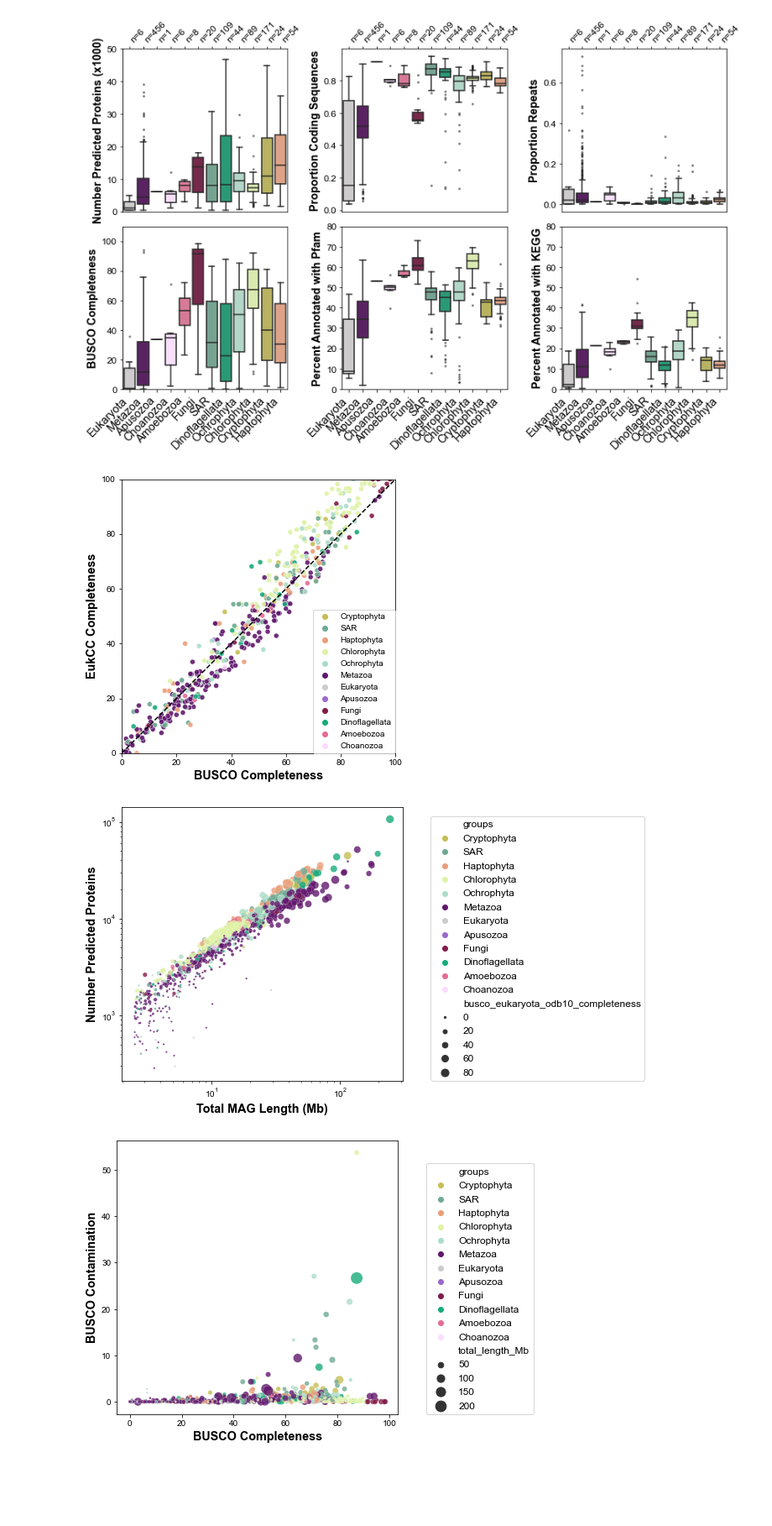
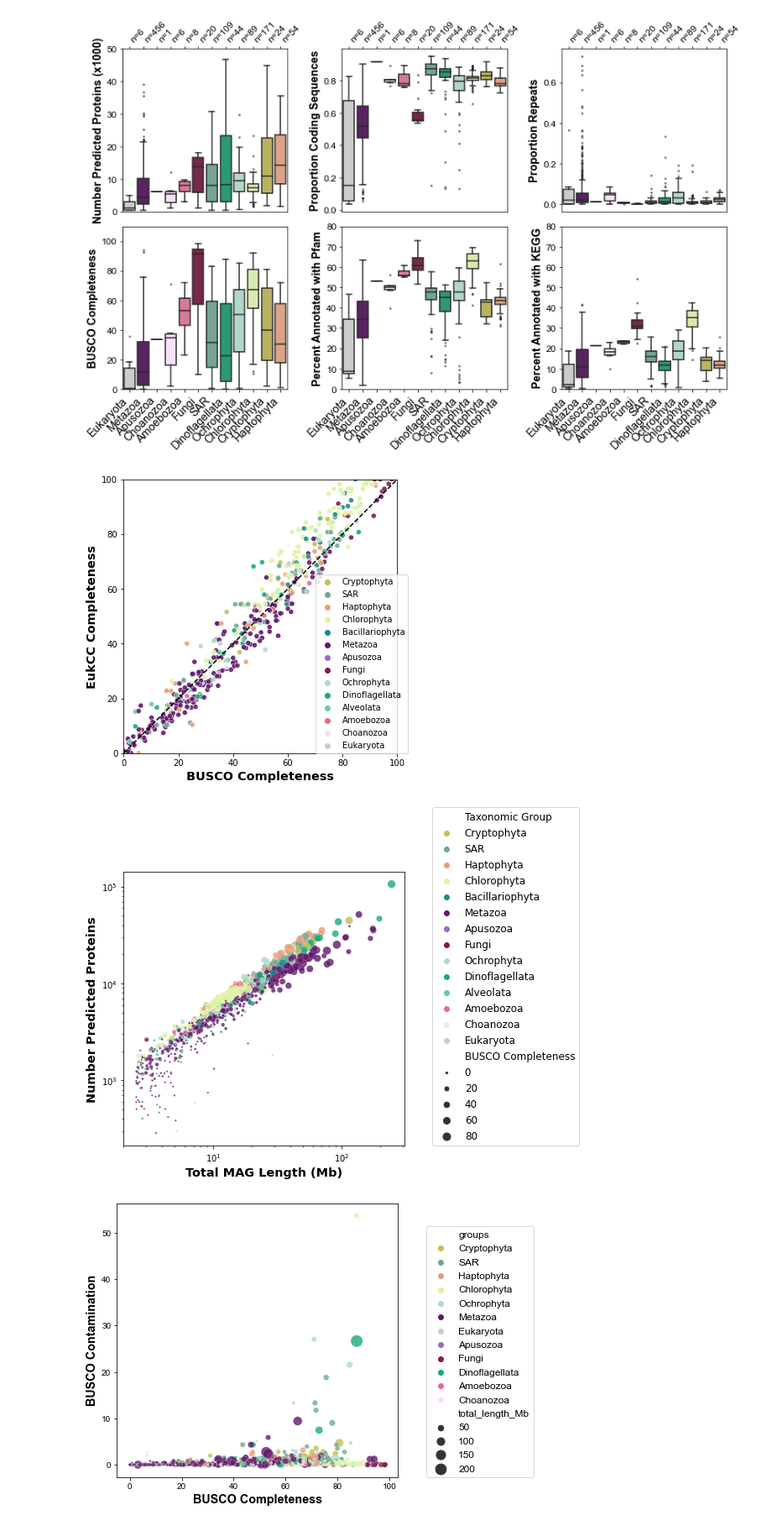
Before and after one commit to AlexanderLabWHOI/EukHeist, a Jupyter notebook: paper/notebook/SI-Figures-Euk-MAGs.ipynb, the cells around one changed output. Shown at 84% size. Cells and saved outputs as stored; diff of their text form; code cells hidden in the pictures; blank space fills up the shorter version.

```diff
--- a/paper/notebook/SI-Figures-Euk-MAGs.ipynb
+++ b/paper/notebook/SI-Figures-Euk-MAGs.ipynb
@@ -487,7 +580,7 @@ fig.savefig('../si-figures/ALL_MAG_protein_bar_plots.png', bboxinches='tight')
 fig,ax = plt.subplots(1, figsize = [6,6])
 
 
-sns.scatterplot(data = EukMAGDF, x='busco_eukaryota_odb10_completeness', y='eukcc_completeness', palette=cdict, hue='groups', alpha=0.9, lw=0)
+sns.scatterplot(data = EukMAGDF, x='busco_eukaryota_odb10_completeness', y='eukcc_completeness', palette=cdict, hue='sarah_groups', alpha=0.9, lw=0)
 ax.legend(loc=[0.7,0])
 ax.set_aspect('equal')
 ax.set_xlim(0,100)
@@ -499,25 +592,27 @@ ax.plot([0,100],[0,100], color='k', ls='--')
 ax.set_ylabel('EukCC Completeness', fontsize='x-large', fontweight='bold')
 ax.set_xlabel('BUSCO Completeness', fontsize='x-large', fontweight='bold')
 
-fig.savefig('../si-figures/BUSCO-EukCC-comp.pdf',bboxinches='tight')
-fig.savefig('../si-figures/BUSCO-EukCC-comp.png',bboxinches='tight')
+fig.savefig('../figures/BUSCO-EukCC-comp.pdf',bboxinches='tight')
+fig.savefig('../figures/BUSCO-EukCC-comp.png',bboxinches='tight')
 # %% [output]
-[figure, old version]
+[figure, new version]
 # %%
 fig,ax = plt.subplots(1, figsize=[6,6])
 ax.set_yscale('log')
 ax.set_xscale('log')
 
 sns.scatterplot(data = EukMAGDF, x='total_length_Mb', y='num_predicted_proteins',
-                palette=cdict, hue='groups', alpha=0.8, lw=0,
+                palette=cdict, hue='sarah_groups', alpha=0.8, lw=0,
                 size='busco_eukaryota_odb10_completeness', sizes=(5,100))
 leg = ax.legend(loc=[1.1,0], fontsize='large')
+leg.texts[0].set_text("Taxonomic Group")
+leg.texts[15].set_text("BUSCO Completeness")
 ax.set_xlabel('Total MAG Length (Mb)', fontsize='x-large', fontweight='bold')
 ax.set_ylabel('Number Predicted Proteins',  fontsize='x-large', fontweight='bold')
-fig.savefig('../si-figures/ALL_MAGS_Num-Prot-Leng.pdf', bbox_inches='tight')
-fig.savefig('../si-figures/ALL_MAGS_Num-Prot-Leng.png', bbox_inches='tight')
+fig.savefig('../figures/ALL_MAGS_Num-Prot-Leng.pdf', bbox_inches='tight')
+fig.savefig('../figures/ALL_MAGS_Num-Prot-Leng.png', bbox_inches='tight')
 # %% [output]
-[figure, old version]
+[figure, new version]
 # %%
 fig,ax = plt.subplots(1, figsize = [6,6])
 # ax.set_yscale('symlog')
```
Also changed, not shown: parts of 16 cells of this notebook, 15 other files.
